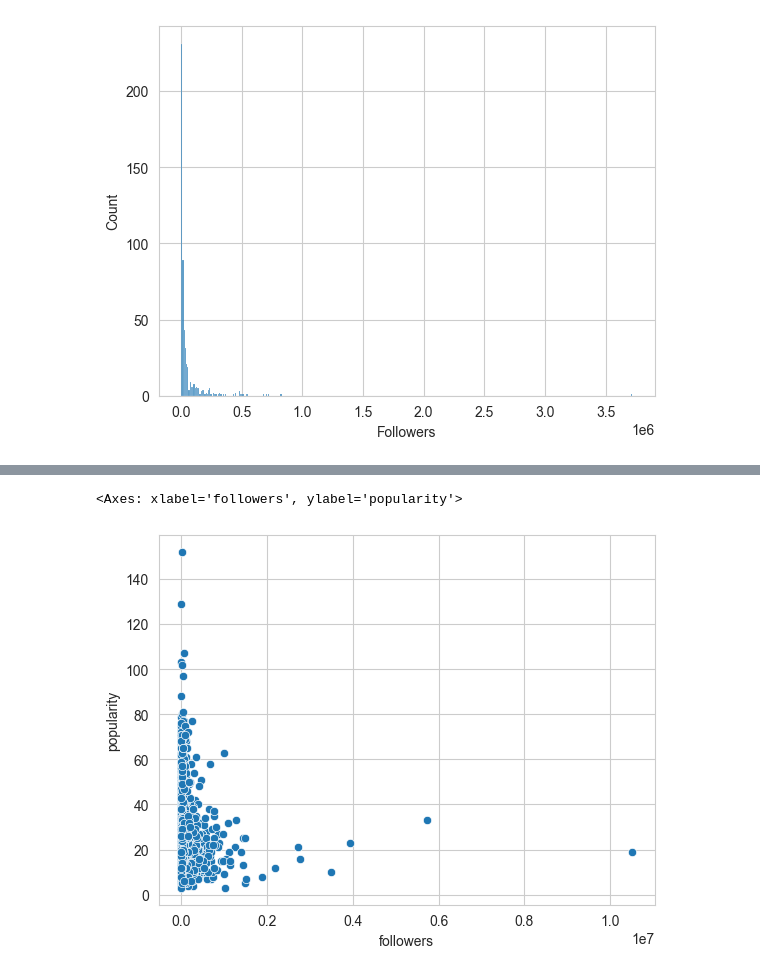
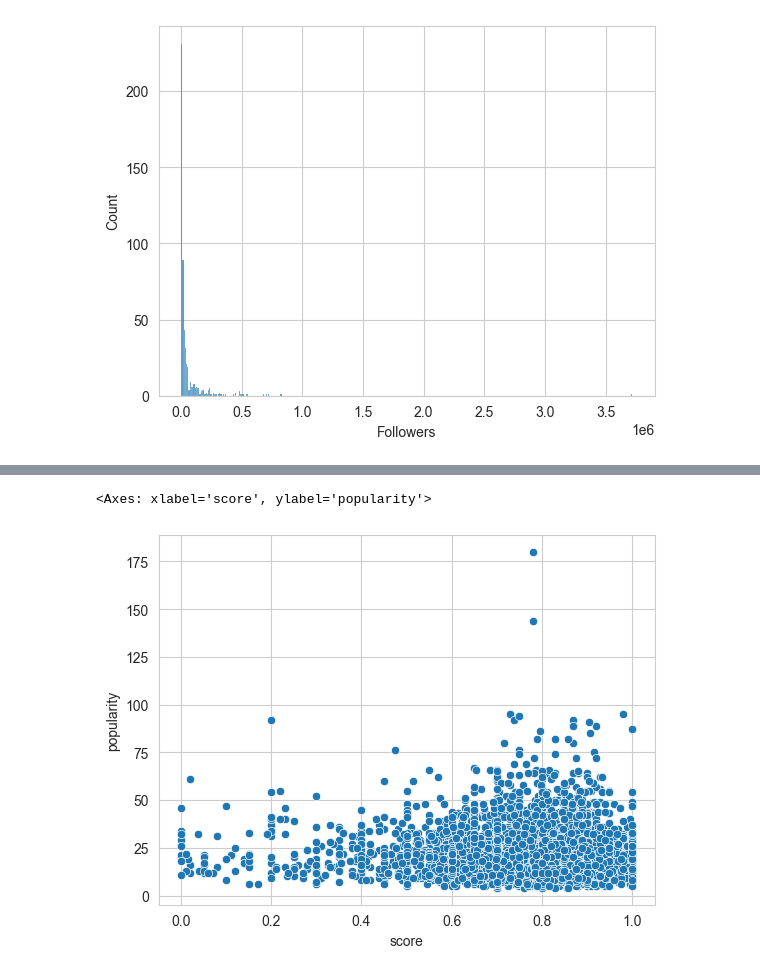
Before and after one commit to chainReactionCol/newRep, a Jupyter notebook: merged.ipynb, the cells around one changed output, grey strips where cells are left out. Cells and saved outputs as stored; diff of their text form; code cells hidden in the pictures.

```diff
--- a/merged.ipynb
+++ b/merged.ipynb
@@ -618,5 +618,5 @@ plt.show()
 # %%
-sns.scatterplot(data=features_df,x='followers',y='popularity')
+sns.scatterplot(data=features_df,x='score',y='popularity')
 # %% [output]
-<Axes: xlabel='followers', ylabel='popularity'>
+<Axes: xlabel='score', ylabel='popularity'>
-[figure, old version]
+[figure, new version]
```
Also changed, not shown: parts of 6 cells of this notebook, 2 other files.
